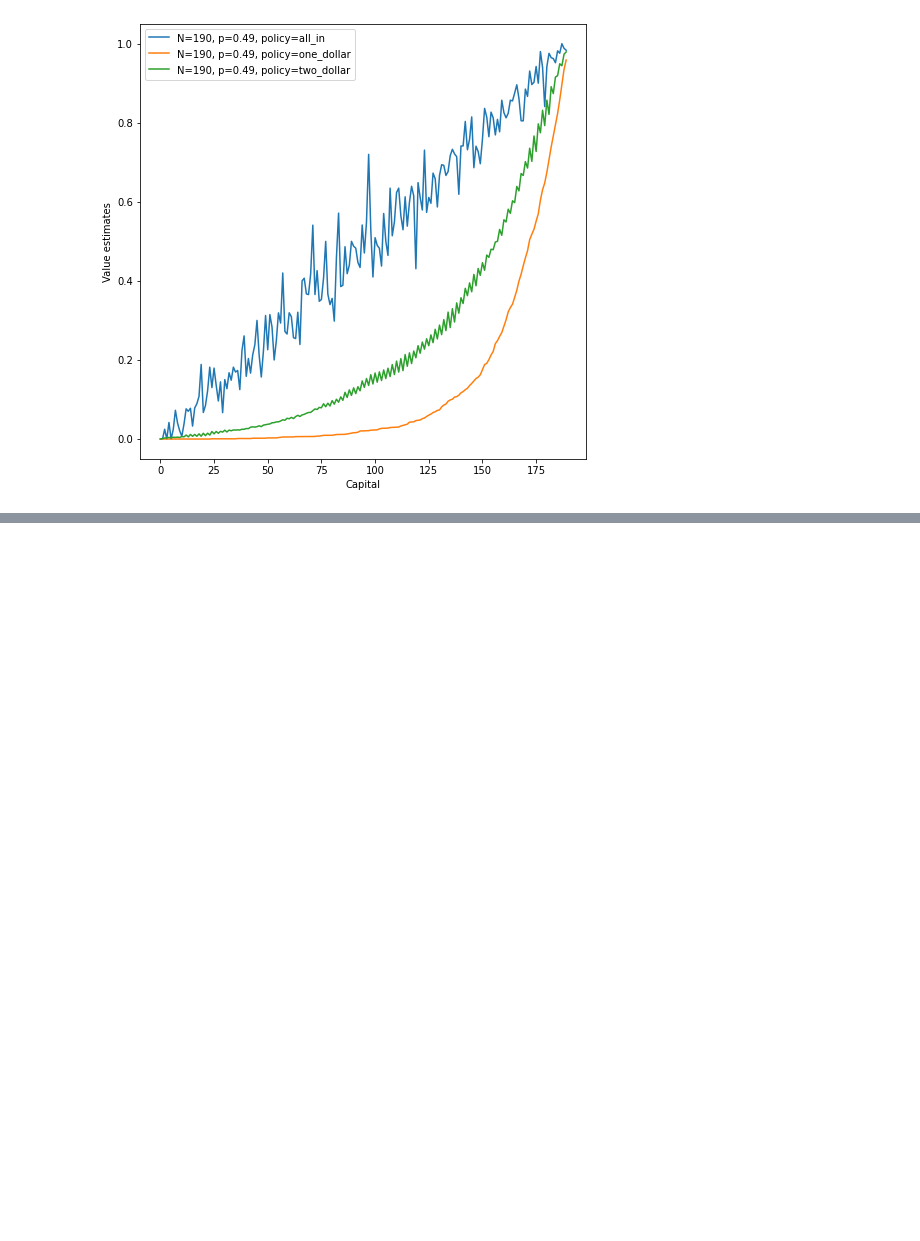
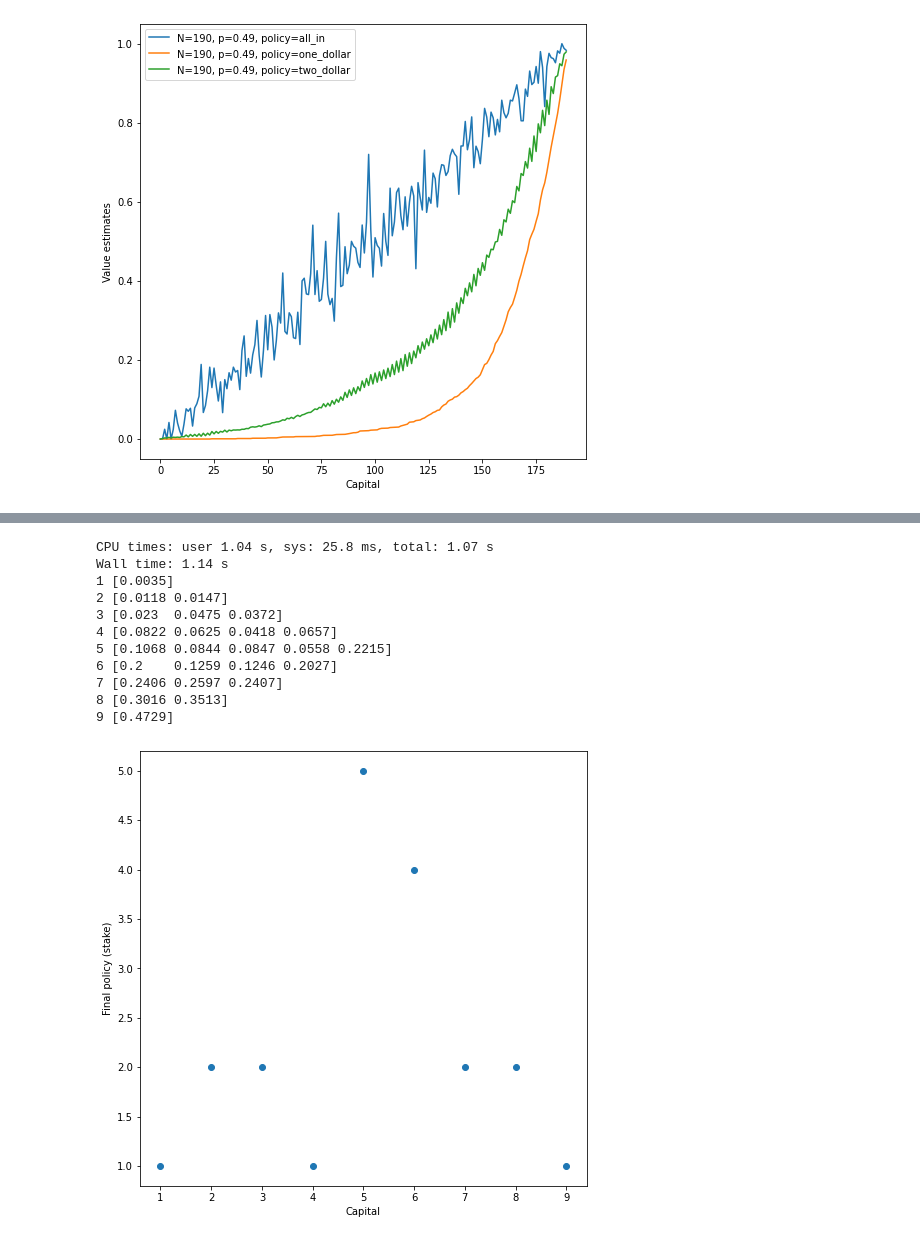
Before and after one commit to asifreal/RL-Algorithms, a Jupyter notebook: Sutton-rl-intro/A05.ipynb, the cells around one changed output, grey strips where cells are left out. Drawn from its saved outputs; the diff is of its cells as text; code cells hidden in the pictures; blank space fills up the shorter version.

```diff
--- a/Sutton-rl-intro/Appendix.ipynb
+++ b/Sutton-rl-intro/A05.ipynb
@@ -13,5 +13,15 @@ def draw_gambler(results):
     plt.legend(loc='best')
     plt.show()
 
+def draw_policy(Q, state_action):
+    plt.figure(figsize=(8, 8))
+    policy = []
+    for s in sorted(list(Q.keys())):
+        policy.append(state_action[s][np.argmax(Q[s])])
+    plt.scatter(list(range(min(Q.keys()), max(Q.keys())+1)), policy)
+    plt.xlabel('Capital')
+    plt.ylabel('Final policy (stake)')
+    plt.show()
+
 %load_ext autoreload
 %autoreload 2
@@ -61,0 +95,24 @@ Wall time: 4 s
+# %%
+from c00_env import GamblerEnv
+from c05_mc import OnlineMCES
+
+env = GamblerEnv(N=10, p=0.2, include_terminate_state=False, seed=11)
+mc = OnlineMCES(env)
+%time q_1 = mc.fit_q(epochs=10000)
+
+for k, v in q_1.items():
+    print(k, v)
+draw_policy(q_1, env.get_all_state_action())
+# %% [output]
+CPU times: user 1.04 s, sys: 25.8 ms, total: 1.07 s
+Wall time: 1.14 s
+1 [0.0035]
+2 [0.0118 0.0147]
+3 [0.023  0.0475 0.0372]
+4 [0.0822 0.0625 0.0418 0.0657]
+5 [0.1068 0.0844 0.0847 0.0558 0.2215]
+6 [0.2    0.1259 0.1246 0.2027]
+7 [0.2406 0.2597 0.2407]
+8 [0.3016 0.3513]
+9 [0.4729]
+[figure, added]
```
Also changed, not shown: parts of 5 cells of this notebook, 8 other files.
